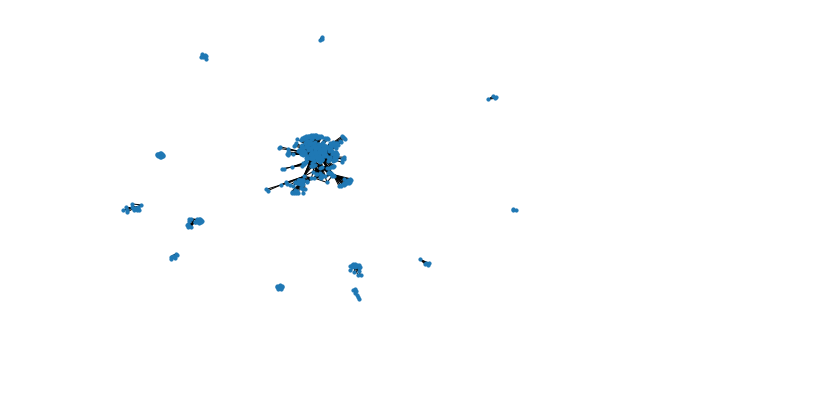
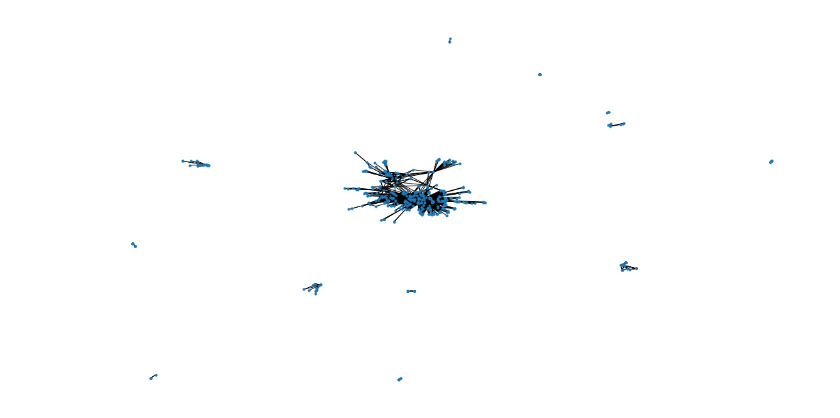
Before and after one commit to jvprimakipr/TDM_TMJ_Network, a Jupyter notebook: Code/Network.ipynb, the cells around one changed output. Drawn from its saved outputs; the diff is of its cells as text; code cells hidden in the pictures; blank space fills up the shorter version.

```diff
--- a/Code/Network.ipynb
+++ b/Code/Network.ipynb
@@ -10,13 +6,18 @@ sys.path.insert(0, '\..')
 # %%
-import glob
-
-characters = []
+characters = {}
 for file in glob.glob('Data\*.csv'):
     cb = TM()
     cb.unpack(file)
-    for character in cb.characters:
-        if character not in characters:
-            characters.append(character)
+    for row in cb.data.iterrows():
+        for character in row[1]:
+            if character == '':
+                break
+            if character in characters:
+                characters[character] += 1
+            else:
+                characters[character] = 1
+
+characters = dict(sorted(characters.items(), key = lambda x: x[1], reverse = True))
 # %%
 edges, weights = [], []
 for file in glob.glob('Data\*.csv'):
@@ -43,9 +44,10 @@ for i in range(len(edges)):
     edges[i].append({'weight' : weights[i]})
     edges[i] = tuple(edges[i])
 # %%
-import networkx as nx
 G = nx.Graph()
 G.add_edges_from(edges)
-nx.draw(G, node_size = 10)
+pos = nx.spring_layout(G, k = 0.01)
+plt.figure(figsize = (15, 8))
+nx.draw(G, pos = pos, node_size = 10)
 # %% [output]
-[figure, old version]
+[figure, new version]
```
Also changed, not shown: parts of 3 cells of this notebook, 1 other file.
